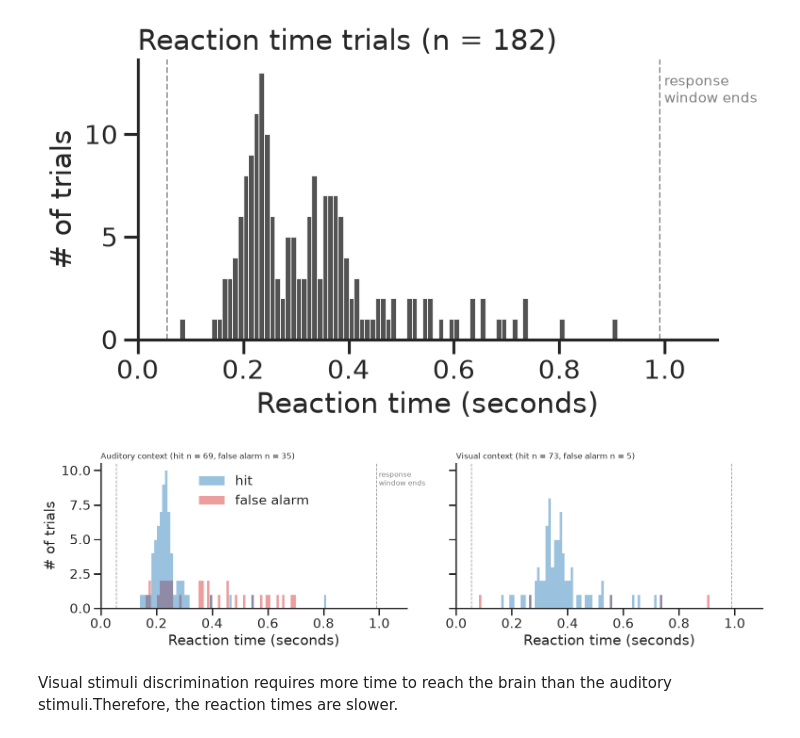
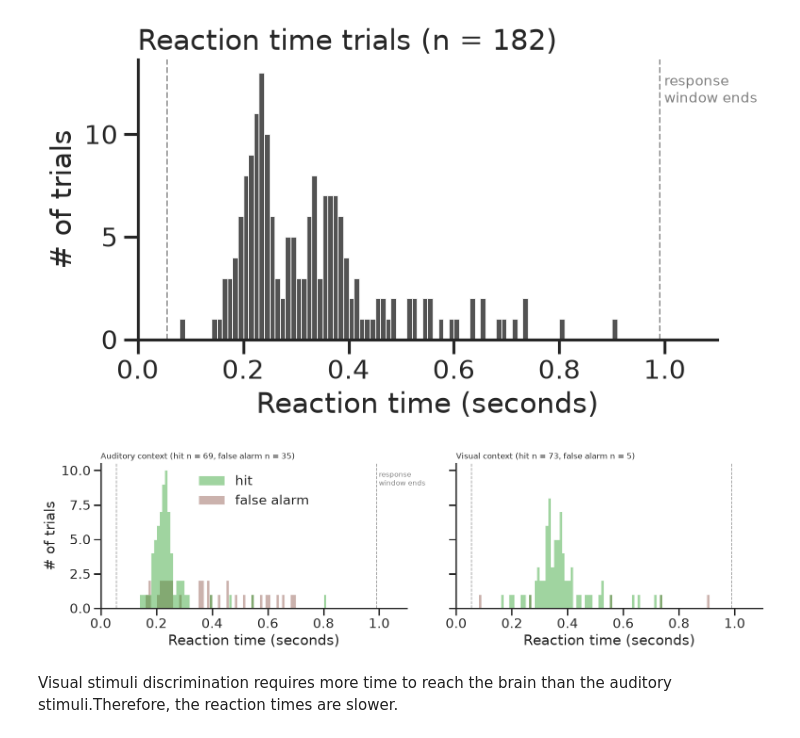
Before and after one commit to tierneydaw1/MisfiringSquad, a Jupyter notebook: code/Expectation.ipynb, the cells around one changed output. Cells and saved outputs as stored; diff of their text form; code cells hidden in the pictures.

```diff
--- a/code/Expectation.ipynb
+++ b/code/Expectation.ipynb
@@ -166,6 +166,11 @@ print('\nresponse window start offset: %.4f to %.4f s (median %.4f)'
 print('response window stop  offset: %.4f to %.4f s (median %.4f)'
       % (window_stop_offset.min(), window_stop_offset.max(),
          window_stop_offset.median()))
+
+# Save outcome trial structure
+trials['outcome'] = np.select(
+    [trials.is_hit, trials.is_miss, trials.is_false_alarm, trials.is_correct_reject],
+    ['hit', 'miss', 'false alarm', 'correct reject'], default='unscored')
 # %% [output]
 Trial structure: go 144 + nogo 353 + catch 48 = 545, total trials 545
 hit 142 + miss 2 = go 144
@@ -238,13 +233,11 @@ plt.show()
 RT_BIN_WIDTH = 0.01           # 10 ms
 RT_AXIS_LIMITS = (0, 1.1)     # display range
 
-OUTCOME_COLORS = {'hit': 'tab:blue', 'false alarm': 'tab:red'}
+OUTCOME_COLORS = {'hit': 'tab:green', 'false alarm': 'tab:brown'}
 RT_OUTCOMES = ['hit', 'false alarm']
 CONTEXT_PANELS = [('aud', 'Auditory context'), ('vis', 'Visual context')]
 
-rt_by_outcome_context = trials[rt_trial_mask
-                               & trials.outcome.isin(RT_OUTCOMES)
-                               & trials.reaction_time.notna()]
+rt_by_outcome_context = trials[rt_trial_mask & trials.outcome.isin(RT_OUTCOMES) & trials.reaction_time.notna()]
 
 fig, axes = plt.subplots(1, 2, figsize=(13, 4), sharex=True, sharey=True)
 
@@ -255,37 +248,35 @@ for panel_index, (context_value, panel_title) in enumerate(CONTEXT_PANELS):
 
     sns.histplot(data=panel_data, x='reaction_time', hue='outcome',
                  hue_order=RT_OUTCOMES, palette=OUTCOME_COLORS,
                  binwidth=RT_BIN_WIDTH, binrange=(0, RT_AXIS_LIMITS[1]),
                  element='step', fill=True, alpha=0.45,
                  edgecolor='white', linewidth=0.5,
                  legend=(panel_index == 0), ax=ax)
 
     ax.axvline(window_start_offset.median(), color='0.6', lw=1, ls='--')
     ax.axvline(window_stop_offset.median(), color='0.6', lw=1, ls='--')
 
     ax.set_xlim(*RT_AXIS_LIMITS)
     ax.set_xlabel('Reaction time (seconds)')
     ax.set_title('%s (hit n = %d, false alarm n = %d)'
                  % (panel_title,
                     int((panel_data.outcome == 'hit').sum()),
                     int((panel_data.outcome == 'false alarm').sum())),
                  fontsize=10)
     sns.despine(ax=ax)
 
-# shrink the legend seaborn attached to the left panel
 legend = axes[0].get_legend()
 legend.set_title('')
 legend.prop.set_size(8)
 legend.get_frame().set_linewidth(0)
 
 axes[0].set_ylabel('# of trials')
 axes[1].set_ylabel('')
-axes[0].text(window_stop_offset.median(), axes[0].get_ylim()[1] * 0.95,
-             ' response\n window ends', color='0.5', fontsize=9, va='top')
+axes[0].text(window_stop_offset.median(), axes[0].get_ylim()[1] * 0.95, ' response\n window ends', color='0.5', fontsize=9, va='top')
 fig.tight_layout()
 plt.show()
 # %% [output]
-[figure, old version]
+[figure, new version]
 # %% [markdown]
 Visual stimuli discrimination requires more time to reach the brain than the auditory stimuli.Therefore, the reaction times are slower.
 # %%
```
Also changed, not shown: parts of 15 cells of this notebook.
